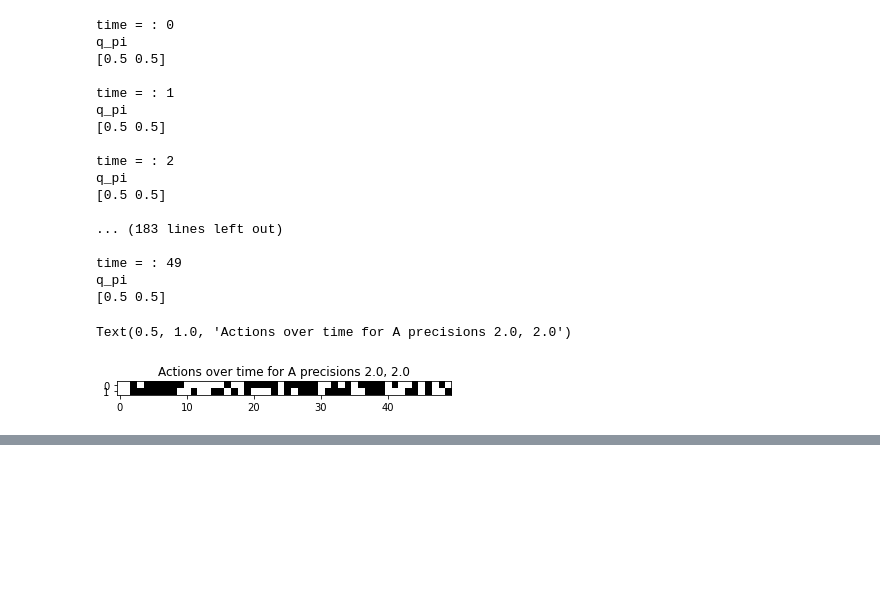
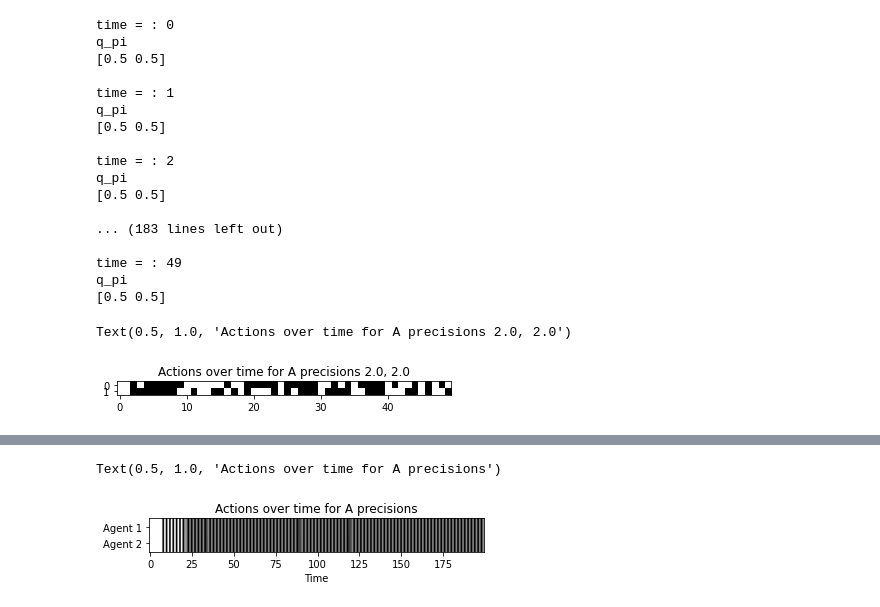
Before and after one commit to daphnedemekas/network-actinf, a Jupyter notebook: prisoners_dilemma/test.ipynb, the cells around one changed output, grey strips where cells are left out. Drawn from its saved outputs; the diff is of its cells as text; code cells hidden in the pictures; blank space fills up the shorter version.

```diff
--- a/prisoners_dilemma/test.ipynb
+++ b/prisoners_dilemma/test.ipynb
@@ -363,0 +366,2 @@ plt.savefig("B matrix over time agent 2 2")
+# %%
+actions_over_time_all = np.load('../actions_over_time_all.npy')
@@ -363,0 +417,13 @@ plt.savefig("B matrix over time agent 2 2")
+# %%
+
+fig, ax = plt.subplots()
+ax.grid(color='w', which = 'minor', linestyle='-', linewidth=2)
+ax.set_xlabel("Time")
+im = ax.imshow(actions_over_time_all[:,:,0].T,cmap ='gray', aspect = 10)
+ax.set_yticks([0, 1], labels=["Agent 1", "Agent 2"])
+plt.title(
+    f"Actions over time for A precisions"
+)
+# %% [output]
+Text(0.5, 1.0, 'Actions over time for A precisions')
+[figure, added]
```
Also changed, not shown: parts of 14 cells of this notebook, 1 other file.
